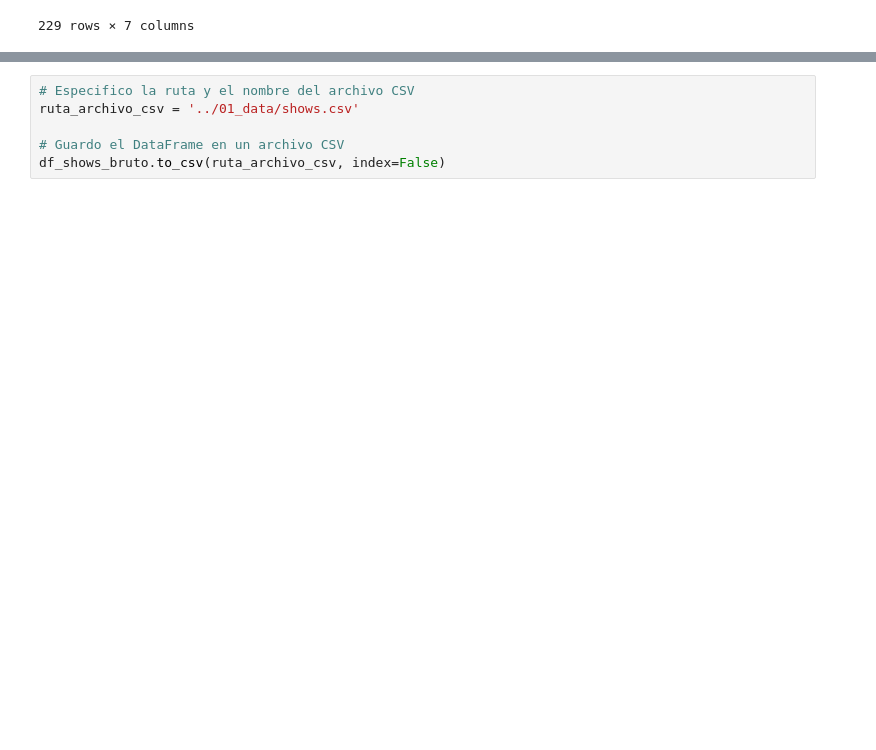
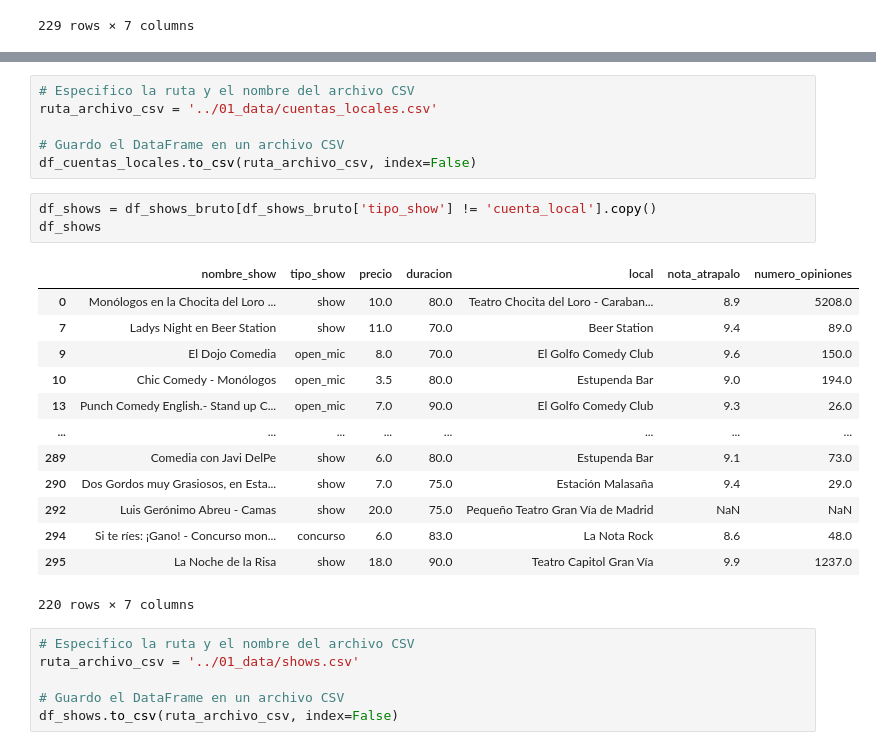
Before and after one commit to Stefy-Castillo/Dashboard_project, a Jupyter notebook: 02_cuadernos/02_limpieza_de_datos.ipynb, the cells around one changed output, grey strips where cells are left out. Saved outputs shown, nothing was run; the diff lists cells and outputs as text; blank space fills up the shorter version.

```diff
--- a/02_cuadernos/02_limpieza_de_datos_shows.ipynb
+++ b/02_cuadernos/02_limpieza_de_datos.ipynb
@@ -97,6 +121,29 @@ df_shows_bruto
+# %%
+# Especifico la ruta y el nombre del archivo CSV
+ruta_archivo_csv = '../01_data/cuentas_locales.csv'
+
+# Guardo el DataFrame en un archivo CSV
+df_cuentas_locales.to_csv(ruta_archivo_csv, index=False)
+# %%
+df_shows = df_shows_bruto[df_shows_bruto['tipo_show'] != 'cuenta_local'].copy()
+df_shows
+# %% [output]
+|  | nombre_show | tipo_show | precio | duracion | local | nota_atrapalo | numero_opiniones |
+| 0 | Monólogos en la Chocita del Loro ... | show | 10.0 | 80.0 | Teatro Chocita del Loro - Caraban... | 8.9 | 5208.0 |
+| 7 | Ladys Night en Beer Station | show | 11.0 | 70.0 | Beer Station | 9.4 | 89.0 |
+| 9 | El Dojo Comedia | open_mic | 8.0 | 70.0 | El Golfo Comedy Club | 9.6 | 150.0 |
+| 10 | Chic Comedy - Monólogos | open_mic | 3.5 | 80.0 | Estupenda Bar | 9.0 | 194.0 |
+| 13 | Punch Comedy English.- Stand up C... | open_mic | 7.0 | 90.0 | El Golfo Comedy Club | 9.3 | 26.0 |
+| ... | ... | ... | ... | ... | ... | ... | ... |
+| 289 | Comedia con Javi DelPe | show | 6.0 | 80.0 | Estupenda Bar | 9.1 | 73.0 |
+| 290 | Dos Gordos muy Grasiosos, en Esta... | show | 7.0 | 75.0 | Estación Malasaña | 9.4 | 29.0 |
+| 292 | Luis Gerónimo Abreu - Camas | show | 20.0 | 75.0 | Pequeño Teatro Gran Vía de Madrid | NaN | NaN |
+| 294 | Si te ríes: ¡Gano! - Concurso mon... | concurso | 6.0 | 83.0 | La Nota Rock | 8.6 | 48.0 |
+| 295 | La Noche de la Risa | show | 18.0 | 90.0 | Teatro Capitol Gran Vía | 9.9 | 1237.0 |
+220 rows × 7 columns
 # %%
 # Especifico la ruta y el nombre del archivo CSV
 ruta_archivo_csv = '../01_data/shows.csv'
 
 # Guardo el DataFrame en un archivo CSV
-df_shows_bruto.to_csv(ruta_archivo_csv, index=False)
+df_shows.to_csv(ruta_archivo_csv, index=False)
```
Also changed, not shown: parts of 7 cells of this notebook, 6 other files.
